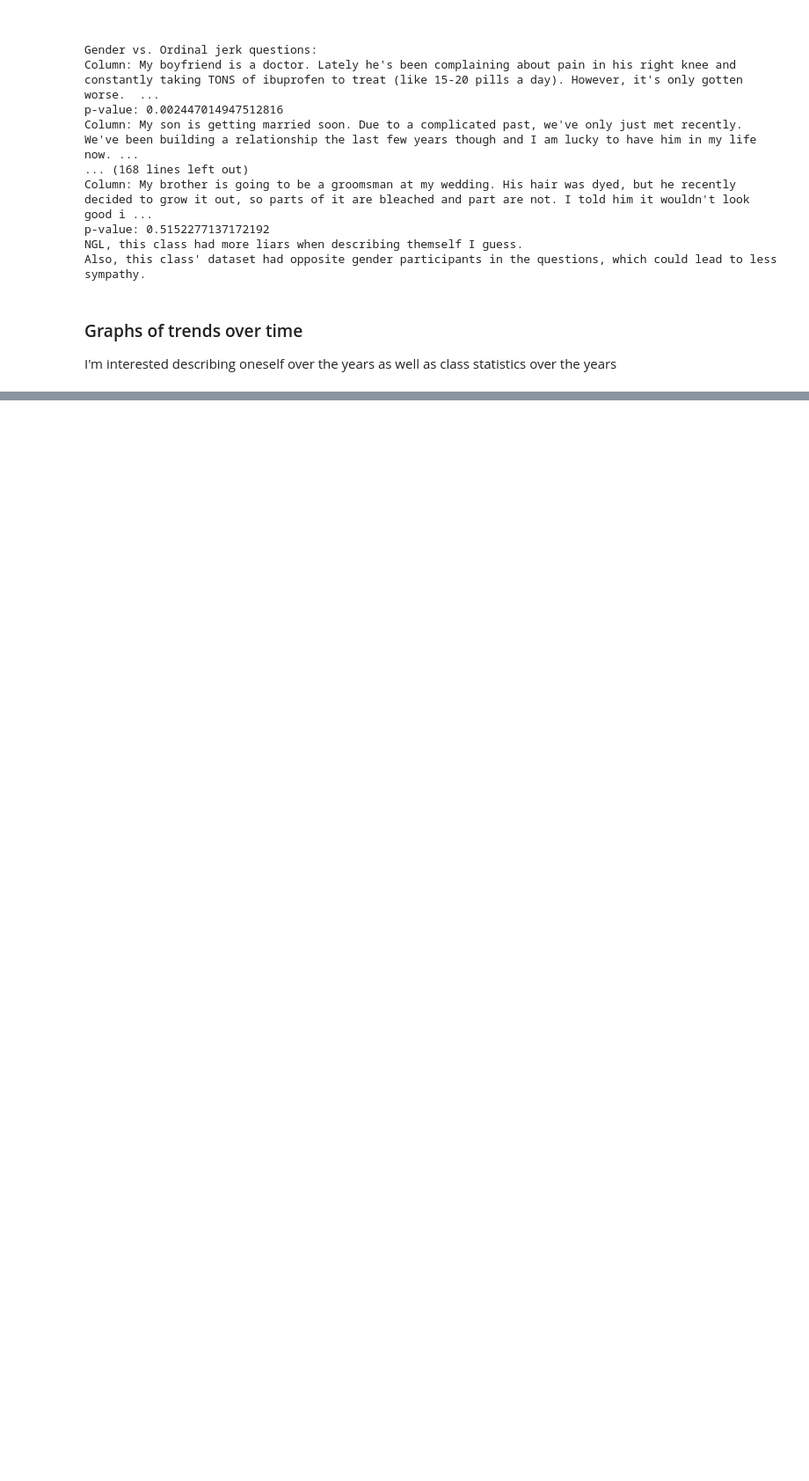
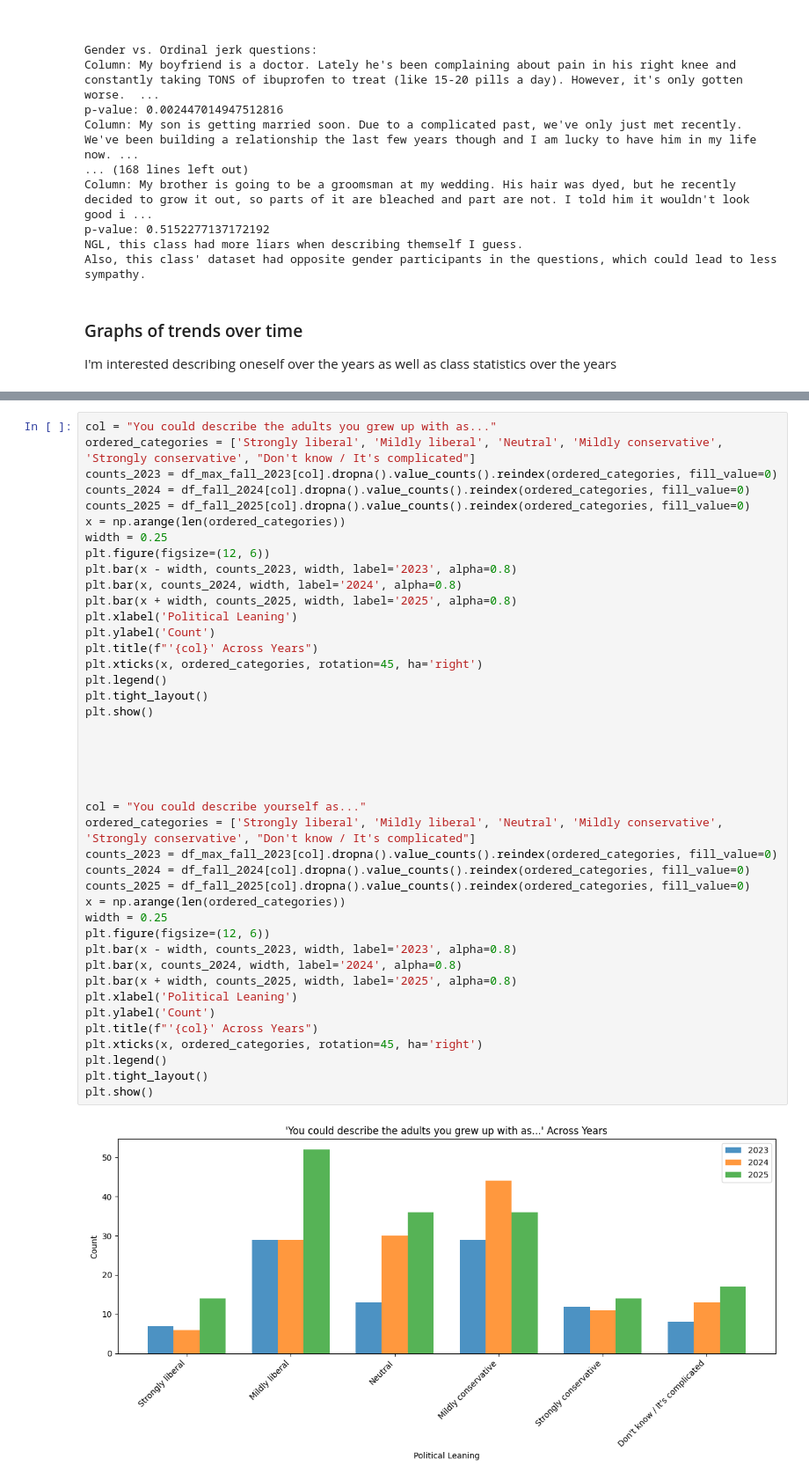
Before and after one commit to cheesuschris/320Homeworks, a Jupyter notebook: Homework2/Homework2.ipynb, the cells around one changed output, grey strips where cells are left out. Shown: that part at 88% size. Drawn from its saved outputs; the diff is of its cells as text; blank space fills up the shorter version.

```diff
--- a/Homework2/Homework2.ipynb
+++ b/Homework2/Homework2.ipynb
@@ -824,0 +868,44 @@ Using scatterplots for the ordinal jerk question comparisons:
+# %%
+col = "You could describe the adults you grew up with as..."
+ordered_categories = ['Strongly liberal', 'Mildly liberal', 'Neutral', 'Mildly conservative', 'Strongly conservative', "Don't know / It's complicated"]
+counts_2023 = df_max_fall_2023[col].dropna().value_counts().reindex(ordered_categories, fill_value=0)
+counts_2024 = df_fall_2024[col].dropna().value_counts().reindex(ordered_categories, fill_value=0)
+counts_2025 = df_fall_2025[col].dropna().value_counts().reindex(ordered_categories, fill_value=0)
+x = np.arange(len(ordered_categories))
+width = 0.25
+plt.figure(figsize=(12, 6))
+plt.bar(x - width, counts_2023, width, label='2023', alpha=0.8)
+plt.bar(x, counts_2024, width, label='2024', alpha=0.8)
+plt.bar(x + width, counts_2025, width, label='2025', alpha=0.8)
+plt.xlabel('Political Leaning')
+plt.ylabel('Count')
+plt.title(f"'{col}' Across Years")
+plt.xticks(x, ordered_categories, rotation=45, ha='right')
+plt.legend()
+plt.tight_layout()
+plt.show()
+
+
+
+
+
+col = "You could describe yourself as..."
+ordered_categories = ['Strongly liberal', 'Mildly liberal', 'Neutral', 'Mildly conservative', 'Strongly conservative', "Don't know / It's complicated"]
+counts_2023 = df_max_fall_2023[col].dropna().value_counts().reindex(ordered_categories, fill_value=0)
+counts_2024 = df_fall_2024[col].dropna().value_counts().reindex(ordered_categories, fill_value=0)
+counts_2025 = df_fall_2025[col].dropna().value_counts().reindex(ordered_categories, fill_value=0)
+x = np.arange(len(ordered_categories))
+width = 0.25
+plt.figure(figsize=(12, 6))
+plt.bar(x - width, counts_2023, width, label='2023', alpha=0.8)
+plt.bar(x, counts_2024, width, label='2024', alpha=0.8)
+plt.bar(x + width, counts_2025, width, label='2025', alpha=0.8)
+plt.xlabel('Political Leaning')
+plt.ylabel('Count')
+plt.title(f"'{col}' Across Years")
+plt.xticks(x, ordered_categories, rotation=45, ha='right')
+plt.legend()
+plt.tight_layout()
+plt.show()
+# %% [output]
+[figure, added]
```
Also changed, not shown: parts of 8 cells of this notebook.
